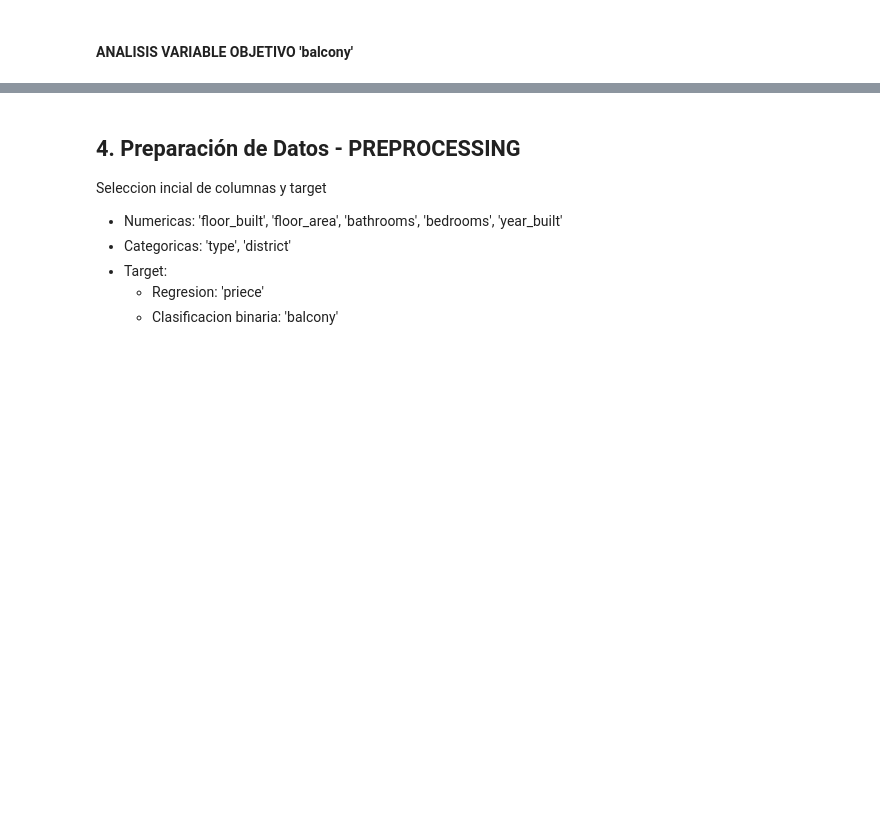
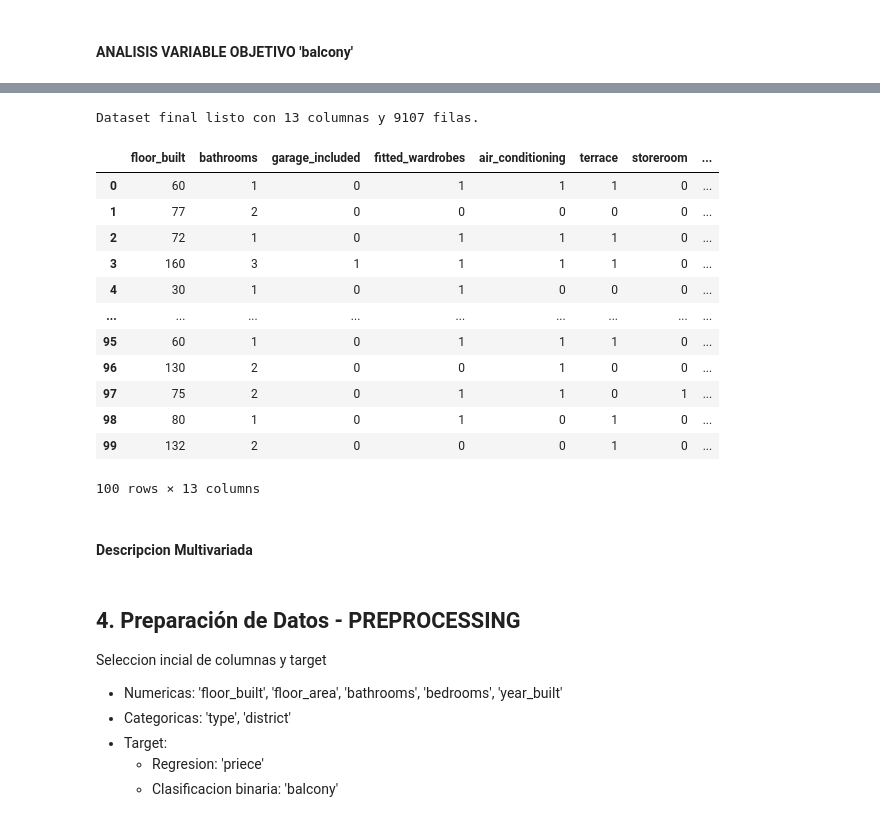
Before and after one commit to MarcoCasSir/LaboratorioDataScience, a Jupyter notebook: hito2/entrega2.ipynb, the cells around one changed output, grey strips where cells are left out. Saved outputs shown, nothing was run; the diff lists cells and outputs as text; code cells hidden in the pictures; blank space fills up the shorter version.

```diff
--- a/hito2/entrega2.ipynb
+++ b/hito2/entrega2.ipynb
@@ -829,0 +852,15 @@ df_balanceo_balcony
+# %%
+cat_util = ['type', 'district', 'floor', 'orientation']
+
+for col in cat_util:
+    # Creamos un DataFrame temporal con conteo y porcentaje
+    conteo = df_def[col].value_counts()
+    porcentaje = df_def[col].value_counts(normalize=True) * 100
+
+    resumen = pd.DataFrame({
+        'Cantidad': conteo,
+        'Porcentaje (%)': porcentaje.round(2)
+    })
+
+    # Mostramos los resultados (puedes ajustar el .head si hay demasiados)
+    display(resumen)
@@ -830,3 +1214,42 @@ df_balanceo_balcony
+# %%
+number_final = ['floor_built','bathrooms']
+
+bool_finales = [
+    'garage_included', 'fitted_wardrobes', 'air_conditioning',
+    'terrace', 'storeroom', 'swimming_pool'
+]
+
+cat_finales = ['type', 'district', 'floor', 'orientation', 'era_constr']
+
+
+# Creamos el DataFrame de modelado definitivo
+cols_modelado = number_final+ bool_finales + cat_finales
+
+df_final = df_filtrado[cols_modelado].copy()
+
+# Convertimos las booleanas a 0 y 1 para que el modelo las entienda
+for col in bool_finales:
+    df_final[col] = df_final[col].astype(int)
+
+print(f"Dataset final listo con {df_final.shape[1]} columnas y {len(df_final)} filas.")
+display(df_final.head(100))
+# %% [output]
+Dataset final listo con 13 columnas y 9107 filas.
+|  | floor_built | bathrooms | garage_included | fitted_wardrobes | air_conditioning | terrace | storeroom | ... |
+| 0 | 60 | 1 | 0 | 1 | 1 | 1 | 0 | ... |
+| 1 | 77 | 2 | 0 | 0 | 0 | 0 | 0 | ... |
+| 2 | 72 | 1 | 0 | 1 | 1 | 1 | 0 | ... |
+| 3 | 160 | 3 | 1 | 1 | 1 | 1 | 0 | ... |
+| 4 | 30 | 1 | 0 | 1 | 0 | 0 | 0 | ... |
+| ... | ... | ... | ... | ... | ... | ... | ... | ... |
+| 95 | 60 | 1 | 0 | 1 | 1 | 1 | 0 | ... |
+| 96 | 130 | 2 | 0 | 0 | 1 | 0 | 0 | ... |
+| 97 | 75 | 2 | 0 | 1 | 1 | 0 | 1 | ... |
+| 98 | 80 | 1 | 0 | 1 | 0 | 1 | 0 | ... |
+| 99 | 132 | 2 | 0 | 0 | 0 | 1 | 0 | ... |
+100 rows × 13 columns
+# %% [markdown]
+#### Descripcion Multivariada
 # %% [markdown]
 ## 4. Preparación de Datos - PREPROCESSING
 
```
Also changed, not shown: parts of 34 cells of this notebook.
